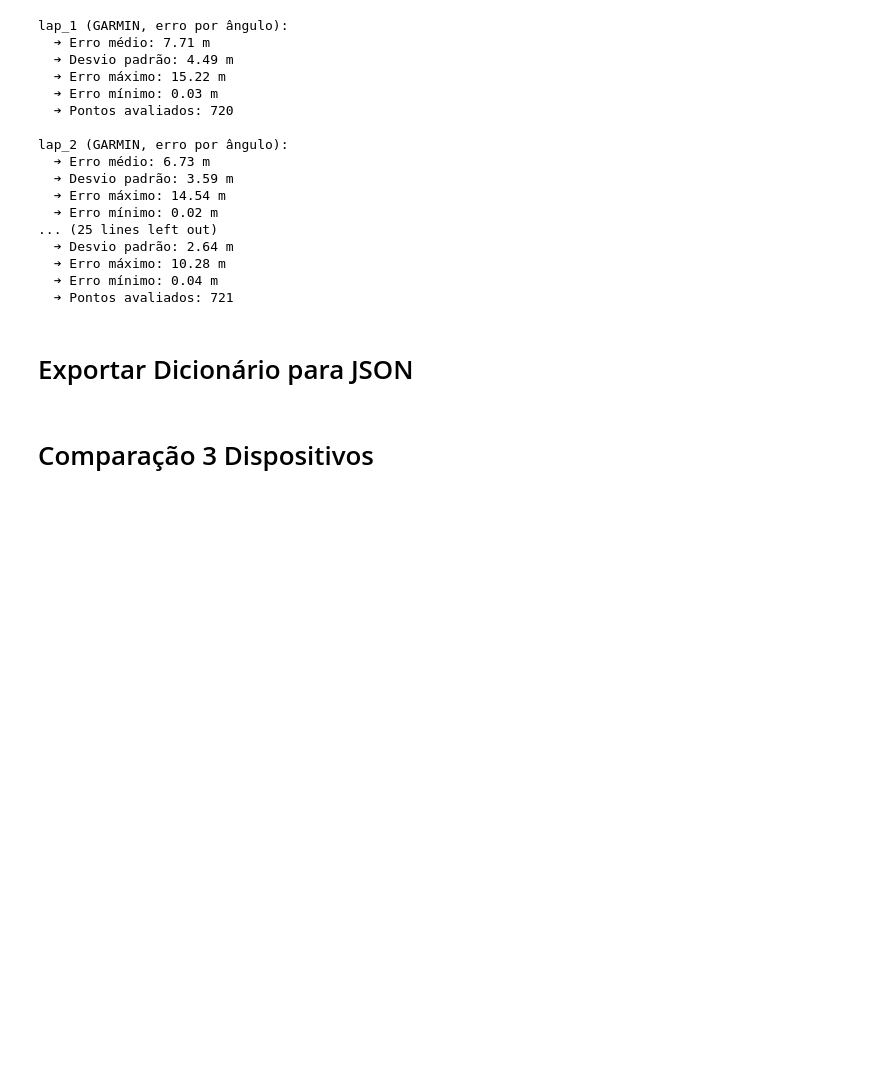
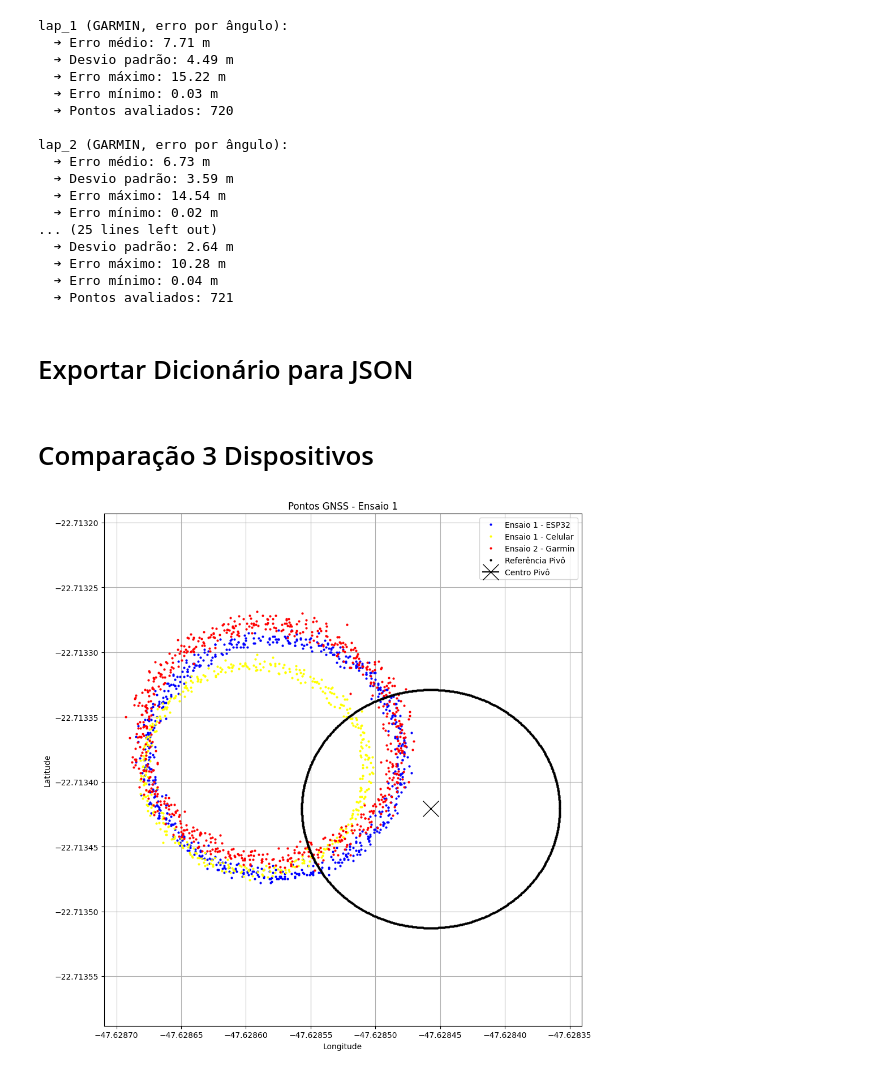
Before and after one commit to GabrielSan99/GNSS_C-A_CODE, a Jupyter notebook: analysis.ipynb, the cells around one changed output. Saved outputs shown, nothing was run; the diff lists cells and outputs as text; code cells hidden in the pictures; blank space fills up the shorter version.

```diff
--- a/analysis.ipynb
+++ b/analysis.ipynb
@@ -1598,3 +1598,25 @@ with open("laps_exportado.json", "w", encoding="utf-8") as f:
     json.dump(laps, f, ensure_ascii=False, indent=2, default=default_converter)
 # %% [markdown]
 # Comparação 3 Dispositivos
+# %%
+fig, ax = plt.subplots(figsize=(10, 10))
+
+ax.plot( laps['lap_1']["esp32"]["dataframe"]["longitude"], laps['lap_1']["esp32"]["dataframe"]["latitude"], marker='o', linestyle="", markersize=2, color='blue', label="Ensaio 1 - ESP32")
+ax.plot( laps['lap_1']["celular"]["dataframe"]["Lon"], laps['lap_1']["celular"]["dataframe"]["Lat"], marker='o', linestyle="", markersize=2, color='yellow', label="Ensaio 1 - Celular")
+ax.plot( laps['lap_1']["garmin"]["dataframe"]["lon"], laps['lap_1']["garmin"]["dataframe"]["lat"], marker='o', linestyle="", markersize=2, color='red', label="Ensaio 2 - Garmin")
+ax.plot(df_pivot["longitude"], df_pivot["latitude"], marker='o', linestyle="", markersize=2, color='black', label="Referência Pivô")
+ax.plot(pivot_long, pivot_lat, marker='x', color='black', markersize=20, label="Centro Pivô")
+
+ax.legend()
+
+ax.set_title("Pontos GNSS - Ensaio 1")
+ax.set_xlabel("Longitude")
+ax.set_ylabel("Latitude")
+ax.grid(True)
+ax.axis("equal")  # Mantém proporção correta
+ax.ticklabel_format(useOffset=False)  # <--- ESSA LINHA REMOVE O OFFSET
+
+plt.tight_layout()
+plt.show()
+# %% [output]
+[figure, added]
```
Also changed, not shown: parts of 1 cell of this notebook.
